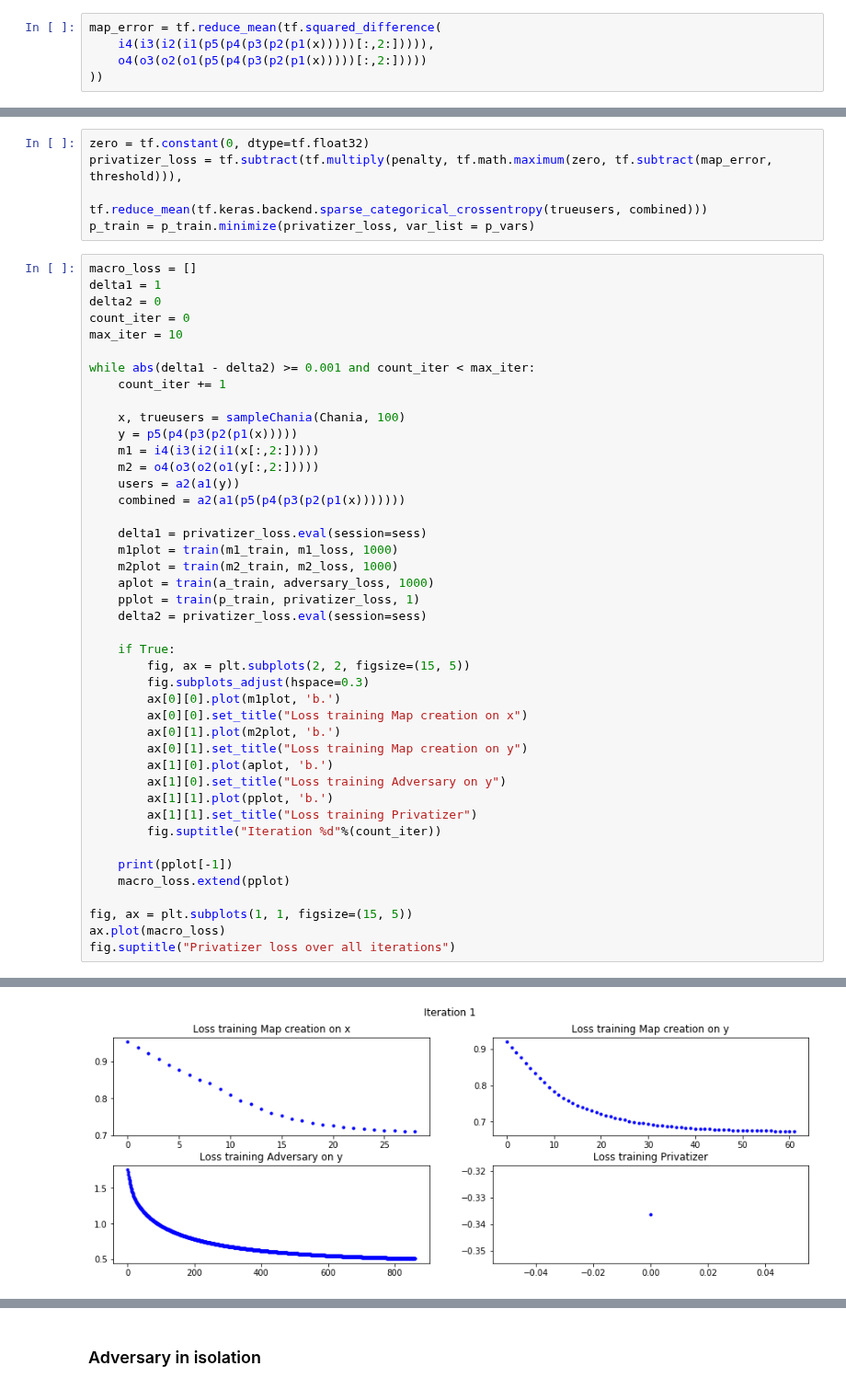
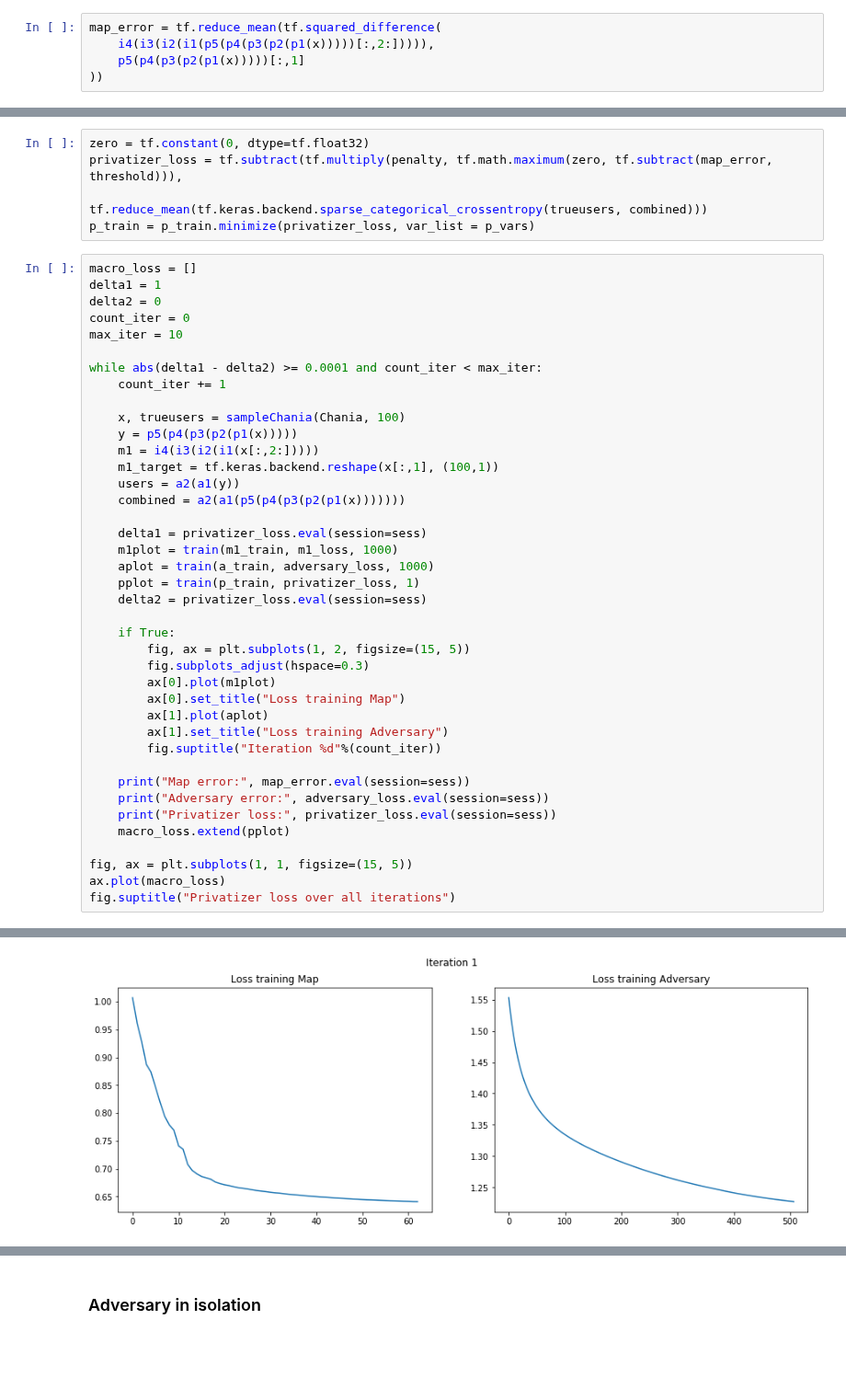
Before and after one commit to lillyclark/privacy-utility, a Jupyter notebook: GAP final version.ipynb, the cells around one changed output, grey strips where cells are left out. Shown at 92% size. Cells and saved outputs as stored; diff of their text form; blank space fills up the shorter version.

Commit message:
straightforward map error

```diff
--- a/GAP final version.ipynb
+++ b/GAP final version.ipynb
@@ -157,7 +142,7 @@ a_train = a_train.minimize(adversary_loss, var_list = a_vars)
 # %%
 map_error = tf.reduce_mean(tf.squared_difference(
     i4(i3(i2(i1(p5(p4(p3(p2(p1(x)))))[:,2:])))),
-    o4(o3(o2(o1(p5(p4(p3(p2(p1(x)))))[:,2:]))))
+    p5(p4(p3(p2(p1(x)))))[:,1]
 ))
 # %%
 penalty = tf.constant(1, dtype=tf.float32)
@@ -174,37 +159,34 @@ delta2 = 0
 count_iter = 0
 max_iter = 10
 
-while abs(delta1 - delta2) >= 0.001 and count_iter < max_iter:
+while abs(delta1 - delta2) >= 0.0001 and count_iter < max_iter:
     count_iter += 1
 
     x, trueusers = sampleChania(Chania, 100)
     y = p5(p4(p3(p2(p1(x)))))
     m1 = i4(i3(i2(i1(x[:,2:]))))
-    m2 = o4(o3(o2(o1(y[:,2:]))))
+    m1_target = tf.keras.backend.reshape(x[:,1], (100,1))
     users = a2(a1(y))
     combined = a2(a1(p5(p4(p3(p2(p1(x)))))))
 
     delta1 = privatizer_loss.eval(session=sess)
     m1plot = train(m1_train, m1_loss, 1000)
-    m2plot = train(m2_train, m2_loss, 1000)
     aplot = train(a_train, adversary_loss, 1000)
     pplot = train(p_train, privatizer_loss, 1)
     delta2 = privatizer_loss.eval(session=sess)
 
     if True:
-        fig, ax = plt.subplots(2, 2, figsize=(15, 5))
+        fig, ax = plt.subplots(1, 2, figsize=(15, 5))
         fig.subplots_adjust(hspace=0.3)
-        ax[0][0].plot(m1plot, 'b.')
-        ax[0][0].set_title("Loss training Map creation on x")
-        ax[0][1].plot(m2plot, 'b.')
-        ax[0][1].set_title("Loss training Map creation on y")
-        ax[1][0].plot(aplot, 'b.')
-        ax[1][0].set_title("Loss training Adversary on y")
-        ax[1][1].plot(pplot, 'b.')
-        ax[1][1].set_title("Loss training Privatizer")
+        ax[0].plot(m1plot)
+        ax[0].set_title("Loss training Map")
+        ax[1].plot(aplot)
+        ax[1].set_title("Loss training Adversary")
         fig.suptitle("Iteration %d"%(count_iter))
 
-    print(pplot[-1])
+    print("Map error:", map_error.eval(session=sess))
+    print("Adversary error:", adversary_loss.eval(session=sess))
+    print("Privatizer loss:", privatizer_loss.eval(session=sess))
     macro_loss.extend(pplot)
 
 fig, ax = plt.subplots(1, 1, figsize=(15, 5))
@@ -224,2 +213,2 @@ fig.suptitle("Privatizer loss over all iterations")
 Text(0.5, 0.98, 'Privatizer loss over all iterations')
-[figure, old version]
+[figure, new version]
```
Also changed, not shown: parts of 7 cells of this notebook.
